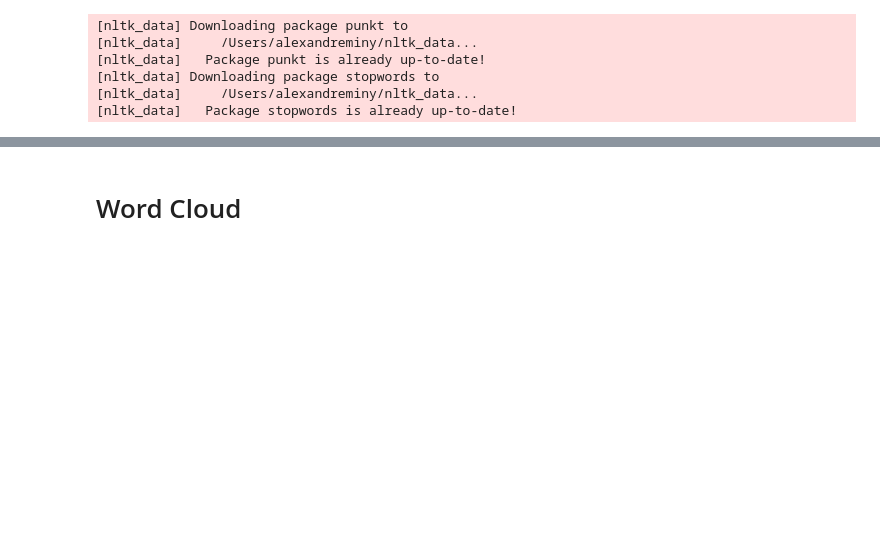
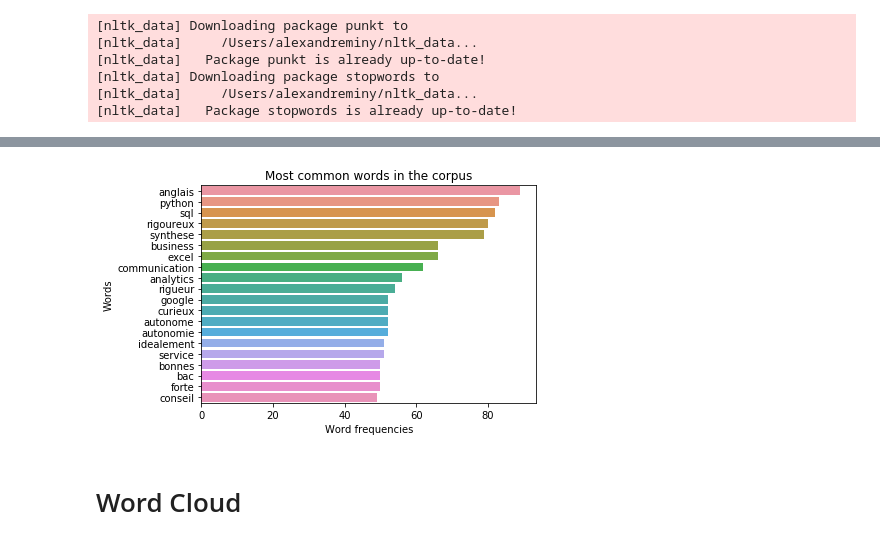
Before and after one commit to alexandre-minydetornaco/Linkedin_Bot, a Jupyter notebook: NLP.ipynb, the cells around one changed output, grey strips where cells are left out. Cells and saved outputs as stored; diff of their text form; code cells hidden in the pictures; blank space fills up the shorter version.

```diff
--- a/NLP.ipynb
+++ b/NLP.ipynb
@@ -114,3 +128,7 @@ print(len(long_words))
+# %%
+plot_frequent_words(tools_words)
+# %% [output]
+[figure, added]
 # %% [markdown]
 # Word Cloud
 # %%
```
Also changed, not shown: parts of 18 cells of this notebook, 3 other files.
